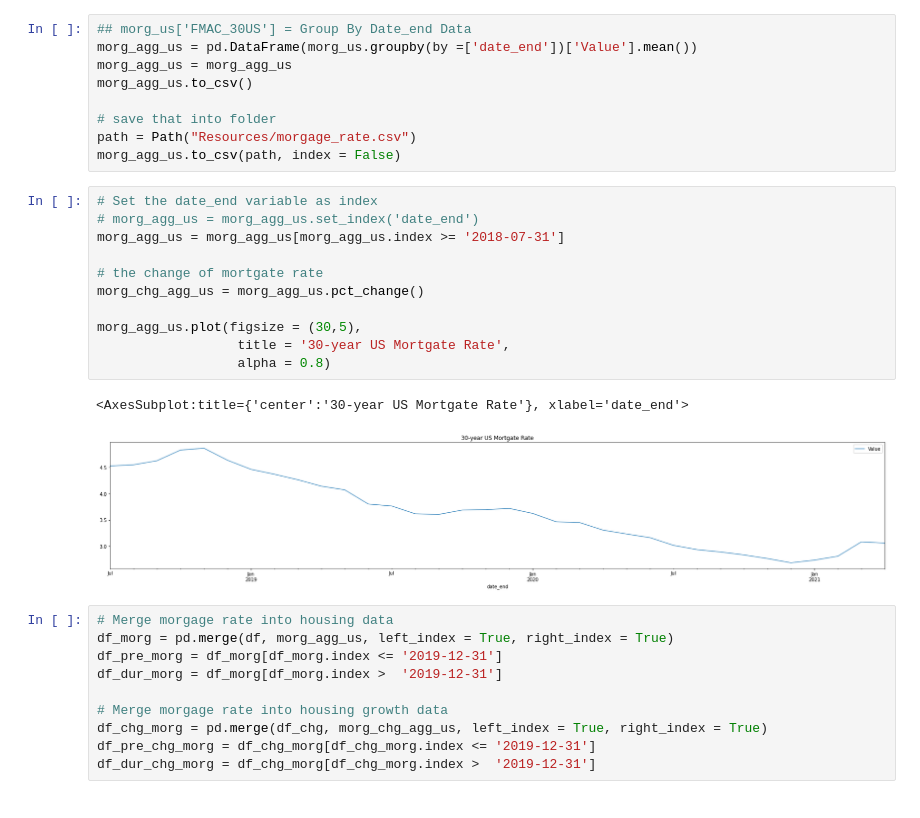
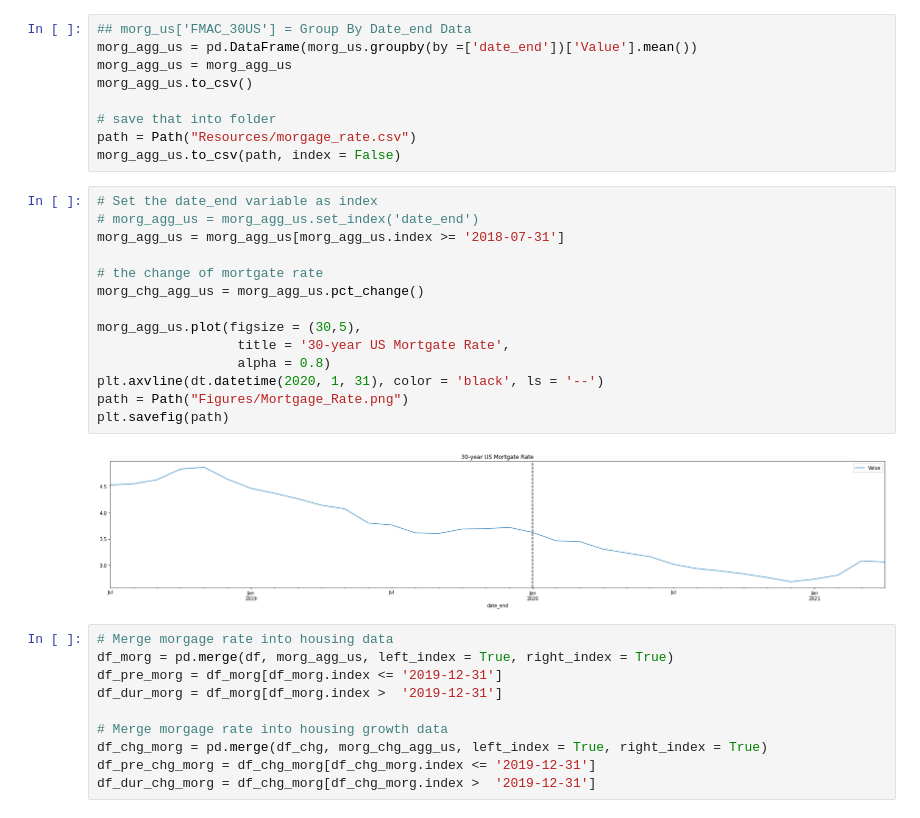
Before and after one commit to ysjamesjang/FinTech_Project1, a Jupyter notebook: ClarkNotebook.ipynb, the cells around one changed output. Cells and saved outputs as stored; diff of their text form.

Commit message:
added housing index and mortgage rate figures

```diff
--- a/ClarkNotebook.ipynb
+++ b/ClarkNotebook.ipynb
@@ -148,17 +150,19 @@ morg_agg_us.to_csv(path, index = False)
 # %%
 # Set the date_end variable as index
 # morg_agg_us = morg_agg_us.set_index('date_end')
 morg_agg_us = morg_agg_us[morg_agg_us.index >= '2018-07-31']
 
 # the change of mortgate rate
 morg_chg_agg_us = morg_agg_us.pct_change()
 
 morg_agg_us.plot(figsize = (30,5),
                   title = '30-year US Mortgate Rate',
                   alpha = 0.8)
+plt.axvline(dt.datetime(2020, 1, 31), color = 'black', ls = '--')
+path = Path("Figures/Mortgage_Rate.png")
+plt.savefig(path)
 # %% [output]
-<AxesSubplot:title={'center':'30-year US Mortgate Rate'}, xlabel='date_end'>
-[figure, old version]
+[figure, new version]
 # %%
 # Merge morgage rate into housing data
 df_morg = pd.merge(df, morg_agg_us, left_index = True, right_index = True)
```
Also changed, not shown: parts of 3 cells of this notebook, 5 other files.
